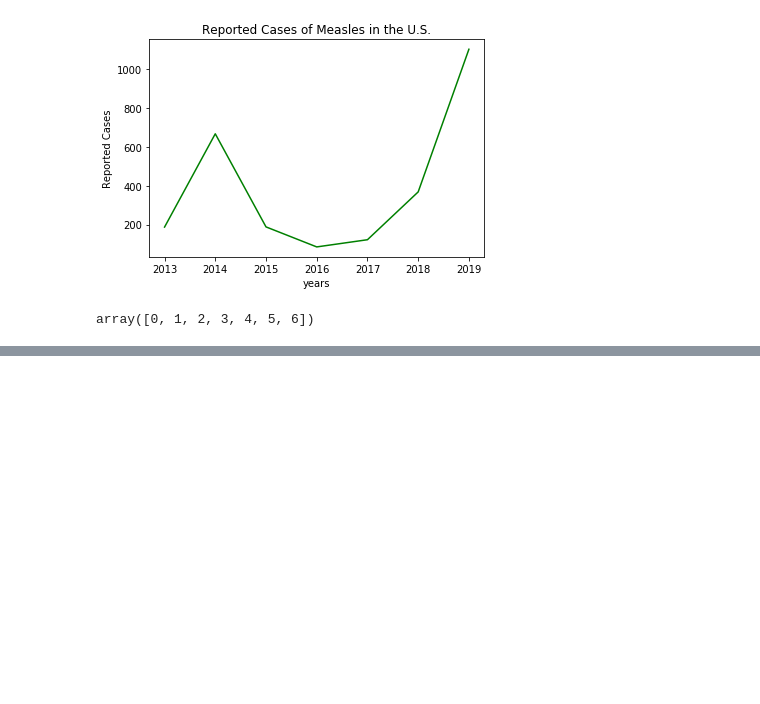
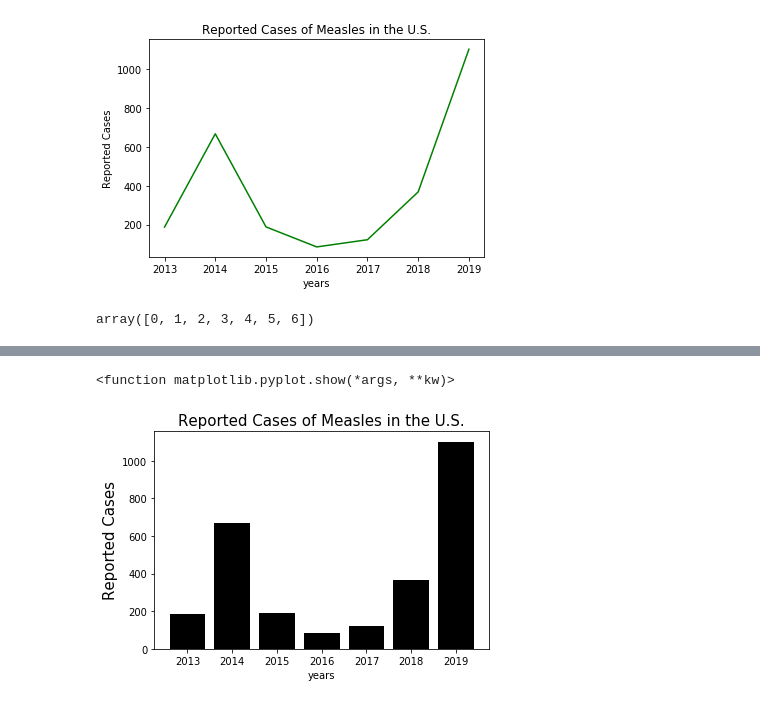
Before and after one commit to rfukamachi/Data-Project-1, a Jupyter notebook: JupyterNotebooks/USA_Measles_Recent.ipynb, the cells around one changed output, grey strips where cells are left out. Saved outputs shown, nothing was run; the diff lists cells and outputs as text; code cells hidden in the pictures; blank space fills up the shorter version.

```diff
--- a/JupyterNotebooks/USA_Measles_Recent.ipynb
+++ b/JupyterNotebooks/USA_Measles_Recent.ipynb
@@ -301,5 +408,6 @@ years
 Index(['2013', '2014', '2015', '2016', '2017', '2018', '2019'], dtype='object')
 # %%
 cases = complete_measles.iloc[0]
-cases
+y_axis = cases.values
+y_axis
 # %% [output]
@@ -367,0 +429,12 @@ IndentationError: unexpected indent (<ipython-input-66-42448fa14d99>, line 2)
+# %%
+plt.bar(x_axis, y_axis, color='black', align="center")
+plt.title("Reported Cases of Measles in the U.S.", size=15)
+plt.xlabel("years")
+plt.ylabel("Reported Cases", size=15)
+tick_locations = [value for value in x_axis]
+plt.xticks(tick_locations, years)
+plt.savefig("RecentTrend.png")
+plt.show
+# %% [output]
+<function matplotlib.pyplot.show(*args, **kw)>
+[figure, added]
```
Also changed, not shown: parts of 135 cells of this notebook, 9 other files.
